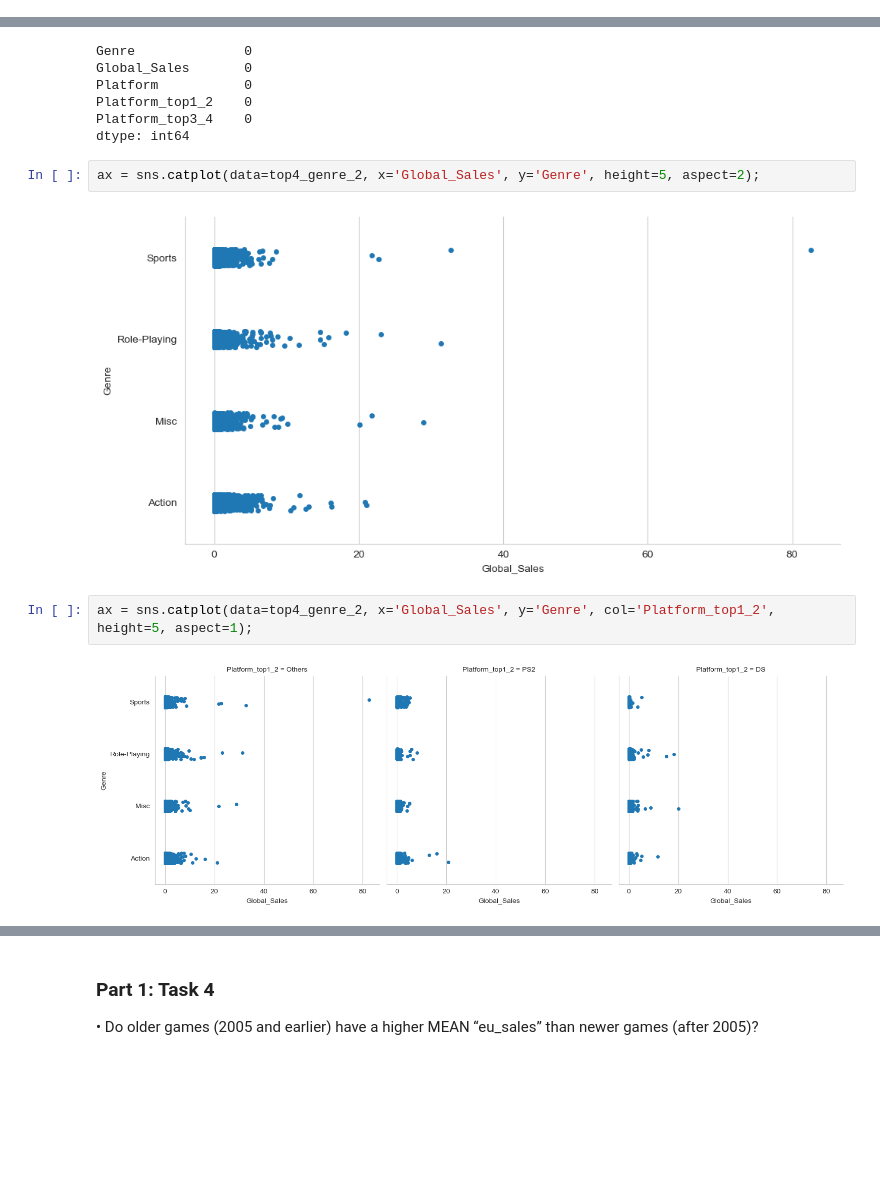
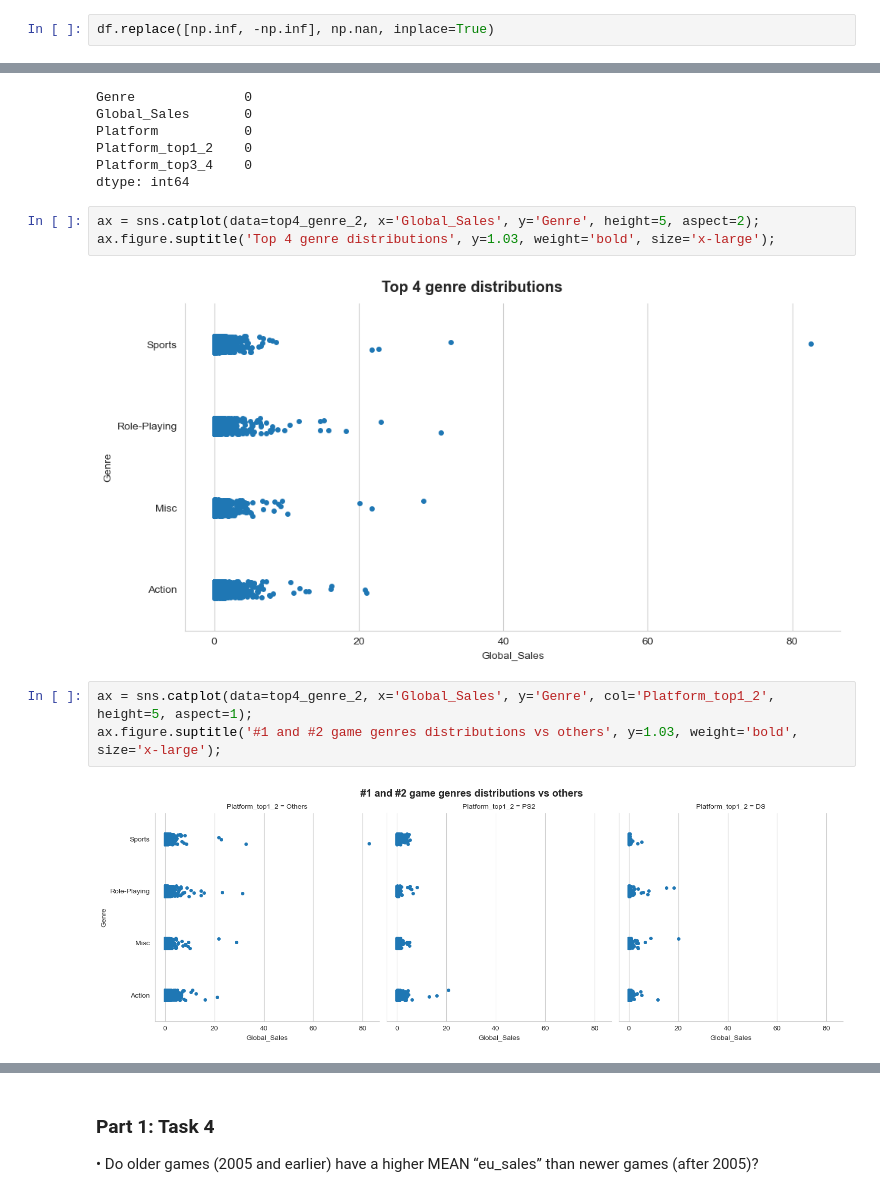
Before and after one commit to LeopoldoCCT/DataVis_Techniques-, a Jupyter notebook: LeopoldoRojoRomero_DVisHDip_CA1.ipynb, the cells around one changed output, grey strips where cells are left out. Saved outputs shown, nothing was run; the diff lists cells and outputs as text; blank space fills up the shorter version.

```diff
--- a/LeopoldoRojoRomero_DVisHDip_CA1.ipynb
+++ b/LeopoldoRojoRomero_DVisHDip_CA1.ipynb
@@ -107,6 +107,8 @@ df.describe()
 | 50% | 2007.000000 | 0.080000 | 0.020000 | 0.000000 | 0.010000 | 0.170000 | 71.000000 | 21.000000 | ... |
 | 75% | 2010.000000 | 0.240000 | 0.110000 | 0.040000 | 0.030000 | 0.470000 | 79.000000 | 36.000000 | ... |
 | max | 2020.000000 | 41.360000 | 28.960000 | 10.220000 | 10.570000 | 82.530000 | 98.000000 | 113.000000 | ... |
+# %%
+df.replace([np.inf, -np.inf], np.nan, inplace=True)
 # %%
 df.isnull().sum()
 # %% [output]
@@ -420,11 +422,13 @@ Platform_top3_4    0
 dtype: int64
 # %%
 ax = sns.catplot(data=top4_genre_2, x='Global_Sales', y='Genre', height=5, aspect=2);
+ax.figure.suptitle('Top 4 genre distributions', y=1.03, weight='bold', size='x-large');
 # %% [output]
-[figure, old version]
+[figure, new version]
 # %%
 ax = sns.catplot(data=top4_genre_2, x='Global_Sales', y='Genre', col='Platform_top1_2', height=5, aspect=1);
+ax.figure.suptitle('#1 and #2 game genres distributions vs others', y=1.03, weight='bold', size='x-large');
 # %% [output]
-[figure, old version]
+[figure, new version]
 # %%
 ax = sns.catplot(data=top4_genre_2, x='Global_Sales', y='Genre', col='Platform_top3_4', height=5, aspect=1);
```
Also changed, not shown: parts of 14 cells of this notebook.
